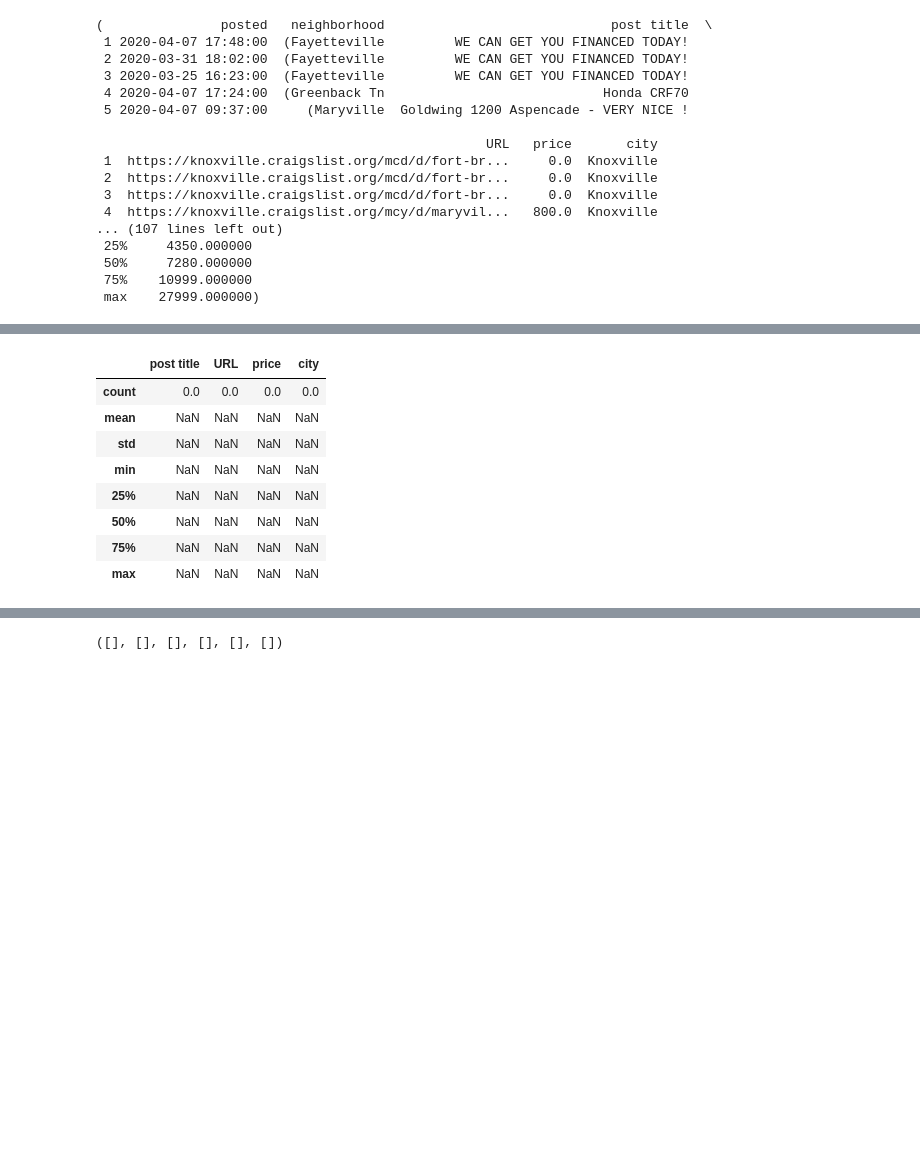
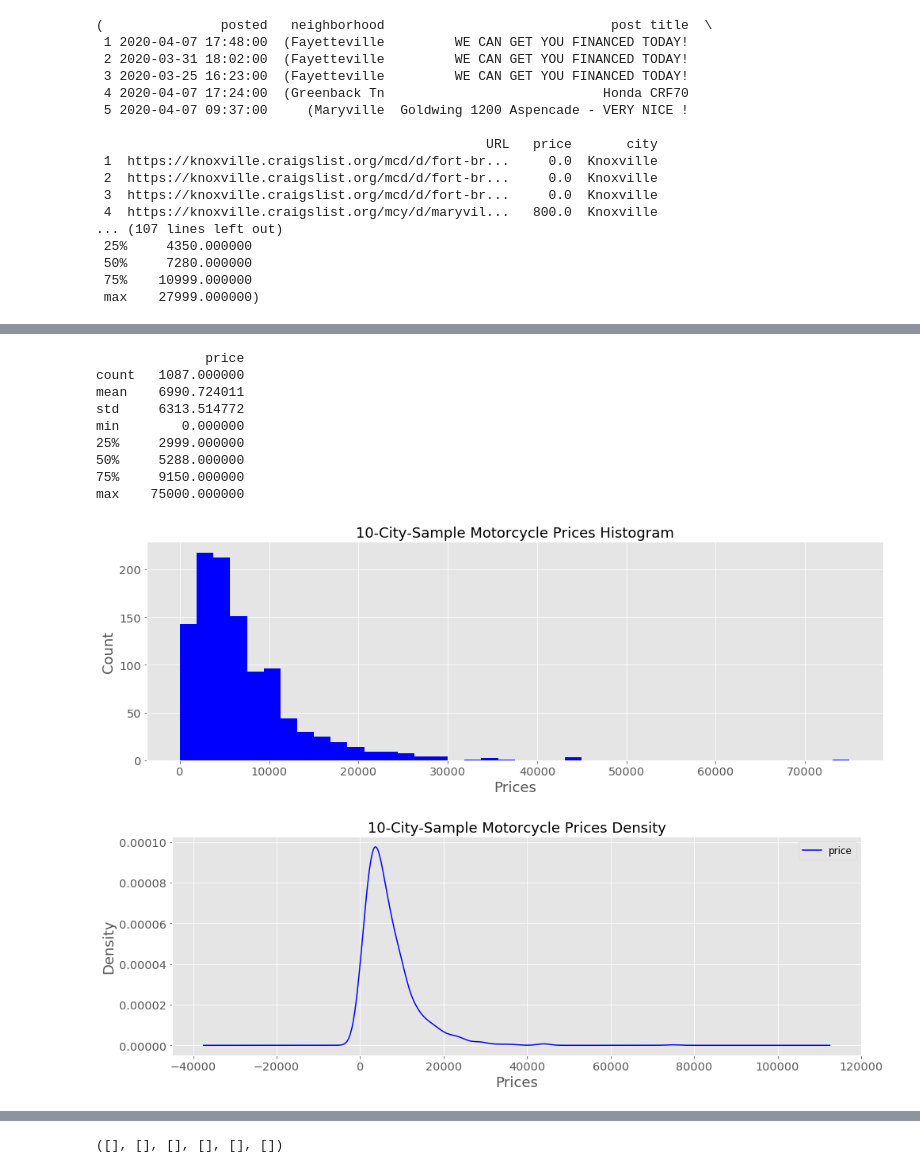
Before and after one commit to GrilledJeez/Testing-for-Difference-in-Craigslist-Markets, a Jupyter notebook: craigslist_scraper.ipynb, the cells around one changed output, grey strips where cells are left out. Cells and saved outputs as stored; diff of their text form; code cells hidden in the pictures; blank space fills up the shorter version.

Commit message:
3.4 Dfs concatenated, Master df plotted

```diff
--- a/craigslist_scraper.ipynb
+++ b/craigslist_scraper.ipynb
@@ -831,3 +831,9 @@ knox_moto.head(), knox_moto.tail(), knox_moto.describe(), atl_moto.describe(), p
 # contributing to another timesink which is what happened earlier. With more experience
 # I'll opt for elegance, but when going after a minimal viable product,
 #  "Gud enuf is good enough!"
+# %%
+# create a list of all the dataframes we generated with the above code
+dataframes = [austin_moto, atl_moto, la_moto, sf_moto, seattle_moto, chi_moto, ny_moto, den_moto, pit_moto, knox_moto]
+# %%
+# concatenate these into one final clean consolidated dataframe
+moto = pd.concat(dataframes)
@@ -883,12 +854,0 @@ moto.describe()
-# %%
-moto.describe()
-# %% [output]
-|  | post title | URL | price | city |
-| count | 0.0 | 0.0 | 0.0 | 0.0 |
-| mean | NaN | NaN | NaN | NaN |
-| std | NaN | NaN | NaN | NaN |
-| min | NaN | NaN | NaN | NaN |
-| 25% | NaN | NaN | NaN | NaN |
-| 50% | NaN | NaN | NaN | NaN |
-| 75% | NaN | NaN | NaN | NaN |
-| max | NaN | NaN | NaN | NaN |
@@ -894,0 +857,58 @@ moto.describe()
+# %%
+moto_price = moto['price']
+# %%
+# Let's build some plots and view our price data with a different perspective
+
+print(moto.describe())
+
+params = {'legend.fontsize': 'x-large',
+          'figure.figsize': (14, 5),
+         'axes.labelsize': 'x-large',
+         'axes.titlesize':'x-large',
+         'xtick.labelsize':'x-large',
+         'ytick.labelsize':'x-large'}
+pylab.rcParams.update(params)
+plt.hist(moto_price, color = 'blue', bins = 40)
+plt.xlabel("Prices", fontsize=18)
+plt.ylabel("Count", fontsize=18);
+plt.title("10-City-Sample Motorcycle Prices Histogram", fontsize=18);
+plt.tight_layout()
+plt.show()
+
+params = {'figure.figsize': (8, 5)}
+price=moto['price'].astype(float)
+price.plot.density(color ='blue')
+plt.legend(fontsize=12)
+plt.xlabel("Prices", fontsize=18)
+plt.ylabel("Density", fontsize=18);
+plt.title("10-City-Sample Motorcycle Prices Density", fontsize=18);
+plt.tight_layout()
+plt.show()
+
+
+params = {'legend.fontsize': 'x-large',
+          'figure.figsize': (5, 10),
+         'axes.labelsize': 'x-large',
+         'axes.titlesize':'x-large',
+         'xtick.labelsize':'x-large',
+         'ytick.labelsize':'x-large'}
+pylab.rcParams.update(params)
+price_boxplot = moto_price.array
+plt.boxplot(price_boxplot)
+plt.xlabel("Motorcycles")
+plt.ylabel("Price USD")
+plt.title("10-City-Sample Motorcycle Prices Boxplot")
+plt.tight_layout()
+plt.show()
+# %% [output]
+              price
+count   1087.000000
+mean    6990.724011
+std     6313.514772
+min        0.000000
+25%     2999.000000
+50%     5288.000000
+75%     9150.000000
+max    75000.000000
+[figure, added]
+[figure, added]
```
Also changed, not shown: parts of 8 cells of this notebook.
